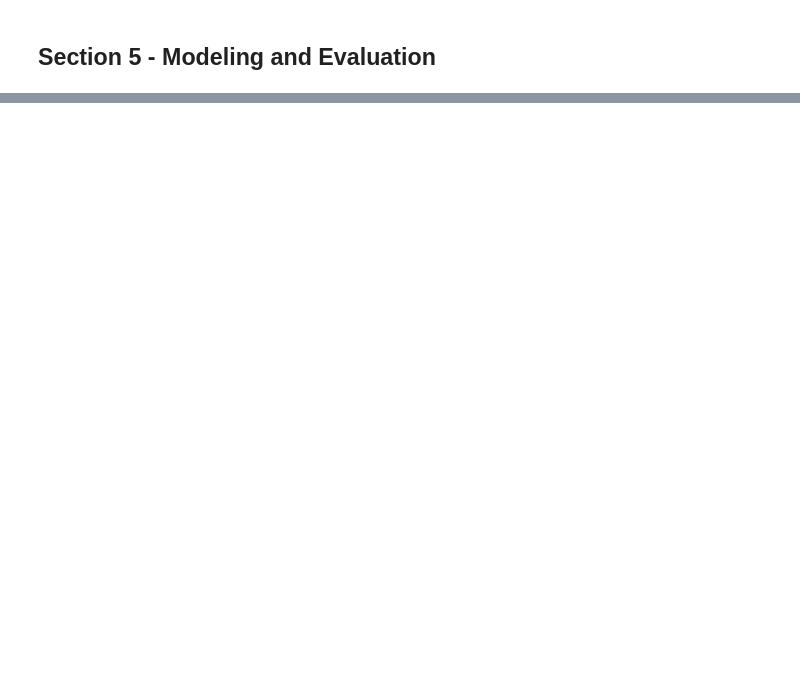
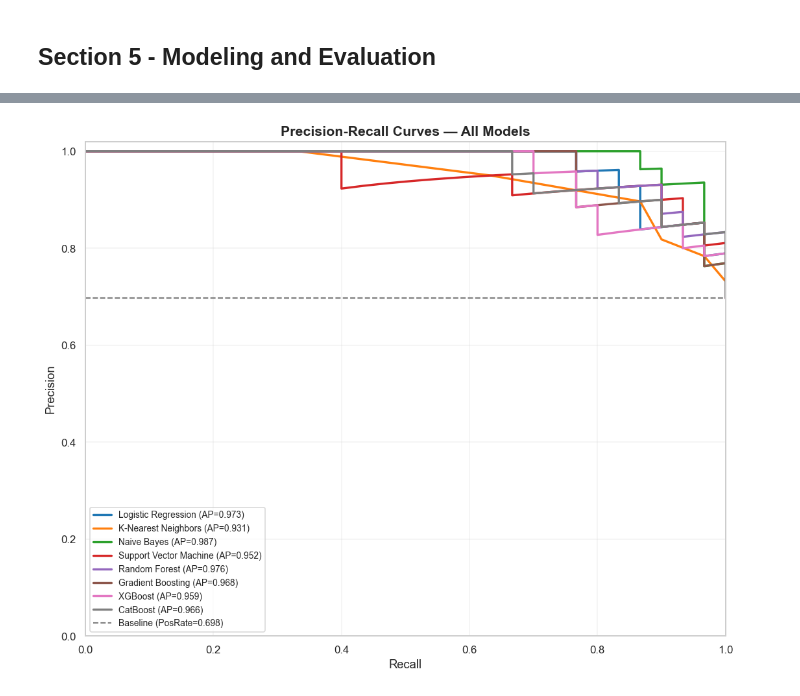
Before and after one commit to himanshu-jadhav108/Student-Placement-Predictor, a Jupyter notebook: Notebook/notebook.ipynb, the cells around one changed output, grey strips where cells are left out. Saved outputs shown, nothing was run; the diff lists cells and outputs as text; code cells hidden in the pictures; blank space fills up the shorter version.

```diff
--- a/Notebook/notebook.ipynb
+++ b/Notebook/notebook.ipynb
@@ -350,0 +591,22 @@ print("\n Data preprocessing completed. Ready for modeling.")
+# %%
+# 6.4 Precision-Recall Curves
+fig, ax = plt.subplots(figsize=(10, 8))
+palette = sns.color_palette('tab10', n_colors=len(results))
+
+for result, color in zip(results, palette):
+    prec, rec, _ = precision_recall_curve(y_test, result['_te_prob'])
+    ap = average_precision_score(y_test, result['_te_prob'])
+    ax.plot(rec, prec, lw=2.2, color=color, label=f"{result['Model']} (AP={ap:.3f})")
+
+baseline_precision = y_test.mean()
+ax.hlines(baseline_precision, 0, 1, colors='grey', linestyles='--', lw=1.4, label=f'Baseline (PosRate={baseline_precision:.3f})')
+ax.set_title('Precision-Recall Curves — All Models', fontweight='bold', fontsize=14)
+ax.set_xlabel('Recall')
+ax.set_ylabel('Precision')
+ax.set_xlim(0, 1)
+ax.set_ylim(0, 1.02)
+ax.grid(alpha=0.25)
+ax.legend(fontsize=9, loc='lower left')
+plt.tight_layout(); plt.show()
+# %% [output]
+[figure, added]
```
Also changed, not shown: parts of 15 cells of this notebook.
